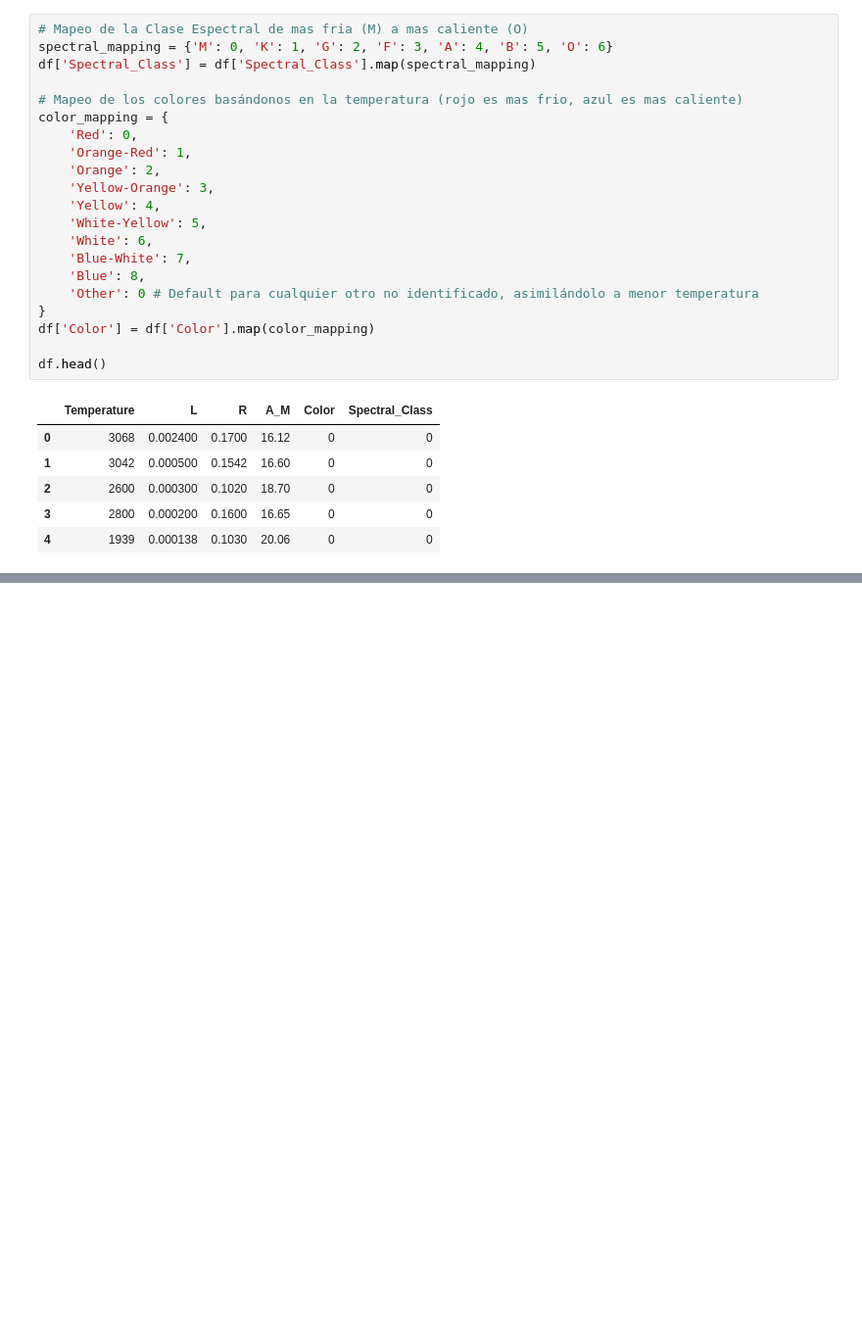
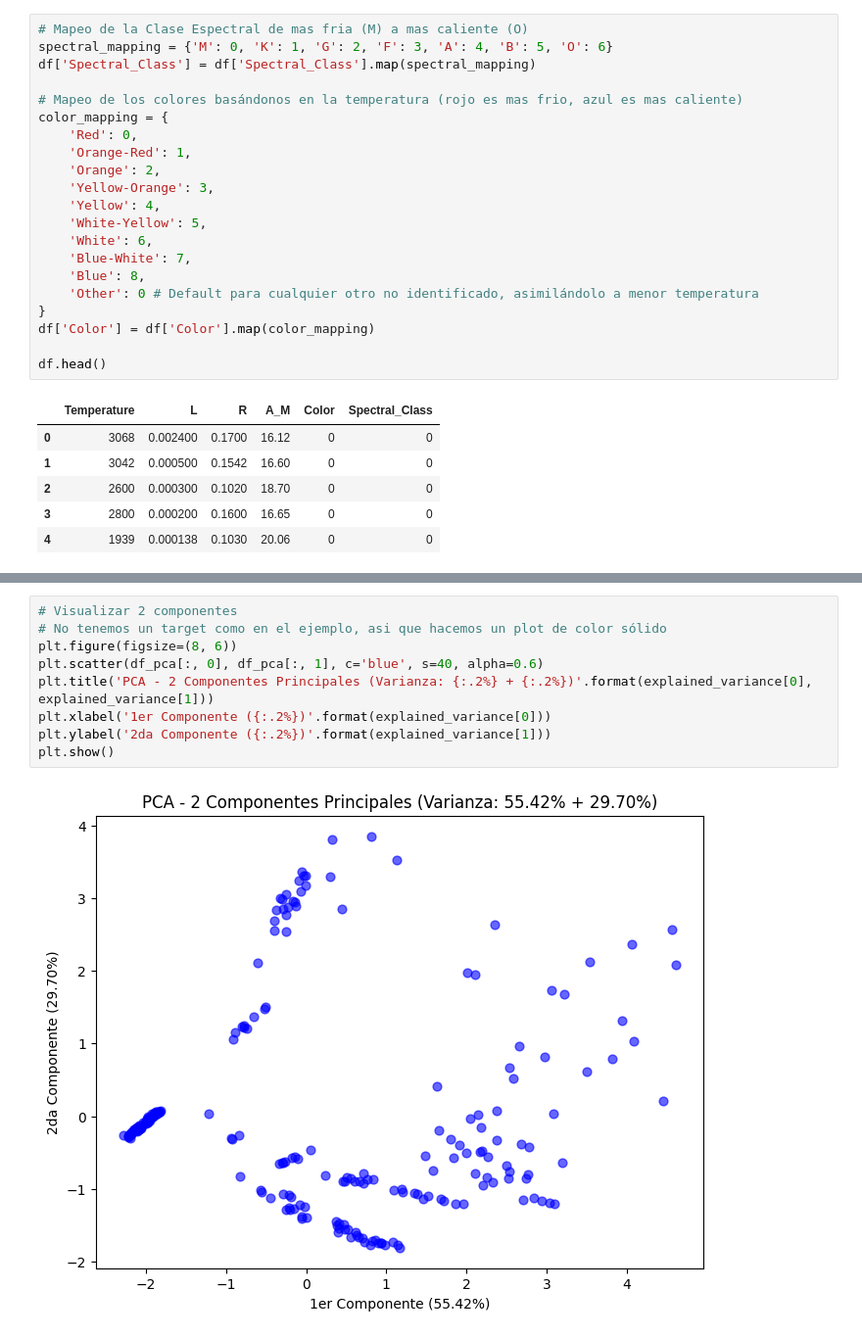
Before and after one commit to 100522371/P2_AA_Grupo17, a Jupyter notebook: p2_grupo17.ipynb, the cells around one changed output, grey strips where cells are left out. Shown at 98% size. Saved outputs shown, nothing was run; the diff lists cells and outputs as text; blank space fills up the shorter version.

```diff
--- a/p2_grupo17.ipynb
+++ b/p2_grupo17.ipynb
@@ -107,0 +143,11 @@ df.head()
+# %%
+# Visualizar 2 componentes
+# No tenemos un target como en el ejemplo, asi que hacemos un plot de color sólido
+plt.figure(figsize=(8, 6))
+plt.scatter(df_pca[:, 0], df_pca[:, 1], c='blue', s=40, alpha=0.6)
+plt.title('PCA - 2 Componentes Principales (Varianza: {:.2%} + {:.2%})'.format(explained_variance[0], explained_variance[1]))
+plt.xlabel('1er Componente ({:.2%})'.format(explained_variance[0]))
+plt.ylabel('2da Componente ({:.2%})'.format(explained_variance[1]))
+plt.show()
+# %% [output]
+[figure, added]
```
Also changed, not shown: parts of 7 cells of this notebook.
